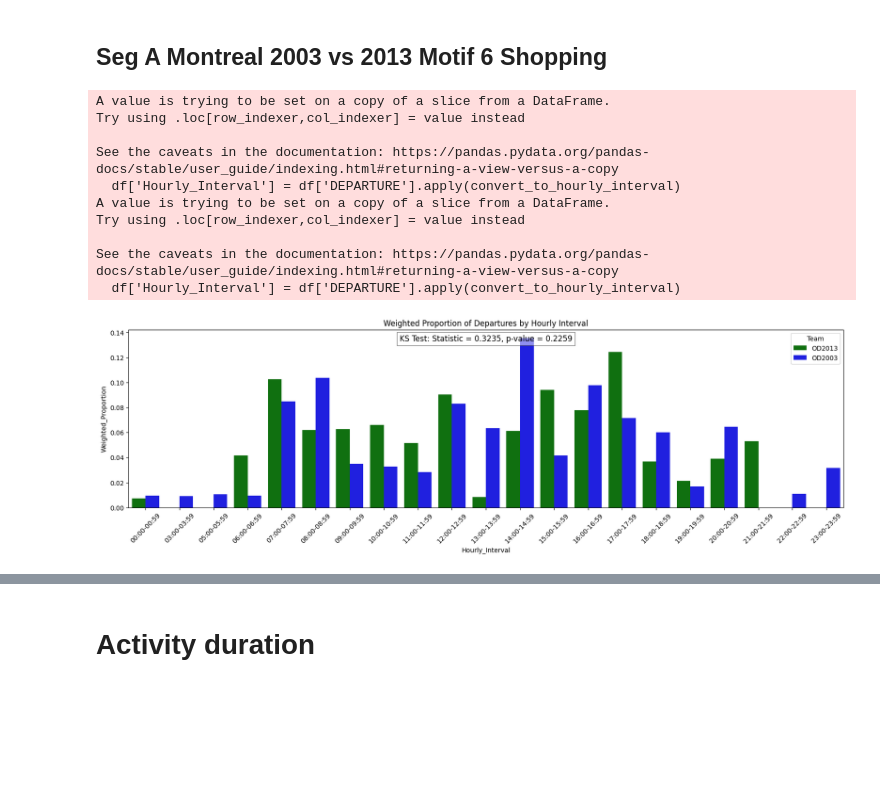
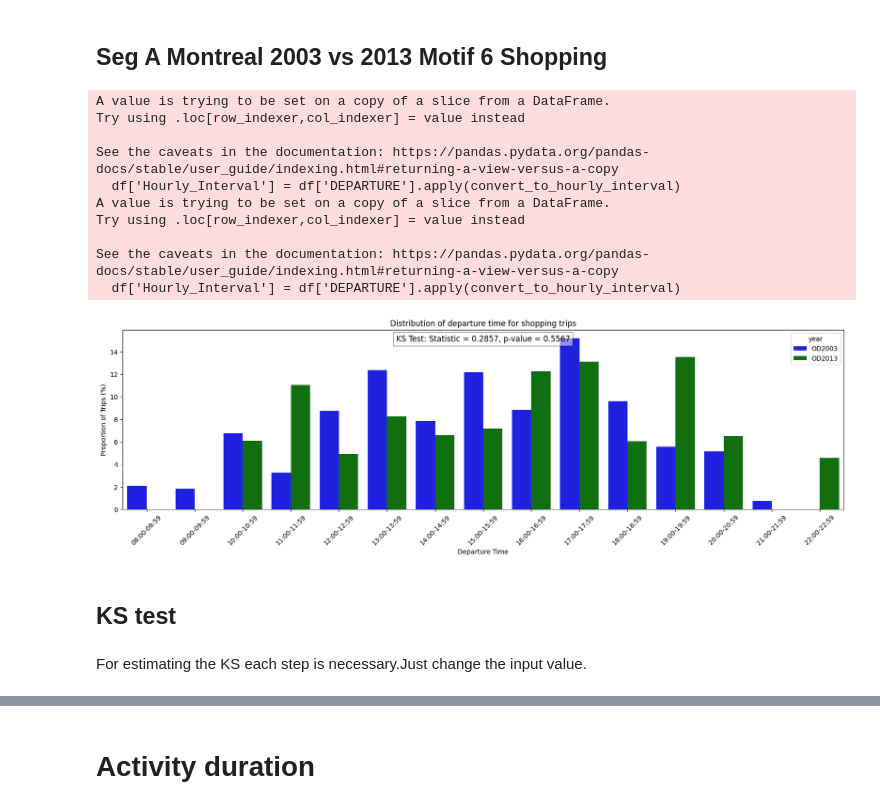
Before and after one commit to Slmaking/OD-matrix-transport-, a Jupyter notebook: OD_matrix.ipynb, the cells around one changed output, grey strips where cells are left out. Saved outputs shown, nothing was run; the diff lists cells and outputs as text; code cells hidden in the pictures; blank space fills up the shorter version.

```diff
--- a/OD_matrix.ipynb
+++ b/OD_matrix.ipynb
@@ -915,10 +982,10 @@ def calculate_weighted_proportions(df):
     return weighted_proportions.reset_index(name='Weighted_Proportion')
 
 # Calculate weighted proportions for each DataFrame
-weighted_proportions_13 = calculate_weighted_proportions(od13_mtcentre_w20_25f6)
+weighted_proportions_13 = calculate_weighted_proportions(od13_mtcentre_w20_25f5)
 weighted_proportions_13['DataFrame'] = 'OD2013'
 
-weighted_proportions_03 = calculate_weighted_proportions(od03_mtcentre_w20_25f6)
+weighted_proportions_03 = calculate_weighted_proportions(od03_mtcentre_w20_25f5)
 weighted_proportions_03['DataFrame'] = 'OD2003'
 
 # Combine the results
@@ -926,34 +993,43 @@ combined_proportions = pd.concat([weighted_proportions_13, weighted_proportions_
 
 # Sort by 'Hourly_Interval'
 combined_proportions = combined_proportions.sort_values('Hourly_Interval')
 
 # Perform KS Test
 ks_statistic, ks_p_value = ks_2samp(weighted_proportions_13['Weighted_Proportion'], weighted_proportions_03['Weighted_Proportion'])
+combined_proportions['Weighted_Proportion']=combined_proportions['Weighted_Proportion']*100
 
 # Plotting
 plt.figure(figsize=(20, 5))
 sns.barplot(data=combined_proportions, x='Hourly_Interval', y='Weighted_Proportion', hue='DataFrame', palette={'OD2013': 'green', 'OD2003': 'blue'})
 
 # Set title and labels
-plt.title('Weighted Proportion of Departures by Hourly Interval')
-plt.xticks(rotation=45)  # Rotate labels for better readability
-plt.legend(loc='upper right', title='Team')
+plt.title('Distribution of departure time for shopping trips')
+
+# Set x-axis and y-axis labels
+plt.xlabel("Departure Time")  # Set x-axis label
+plt.ylabel("Proportion of Trips (%)")  # Set y-axis labelplt.xticks(rotation=45)  # Rotate labels for better readability
+plt.legend(loc='upper right', title='year')
+plt.xticks(rotation=45)
 
 # Annotate with KS Test result
 plt.text(0.5, 0.95, f'KS Test: Statistic = {ks_statistic:.4f}, p-value = {ks_p_value:.4g}',
          horizontalalignment='center', verticalalignment='center',
          transform=plt.gca().transAxes, fontsize=12, bbox=dict(facecolor='white', alpha=0.5))
 
 plt.show()
 # %% [output]
 A value is trying to be set on a copy of a slice from a DataFrame.
 Try using .loc[row_indexer,col_indexer] = value instead
 
 See the caveats in the documentation: https://pandas.pydata.org/pandas-docs/stable/user_guide/indexing.html#returning-a-view-versus-a-copy
   df['Hourly_Interval'] = df['DEPARTURE'].apply(convert_to_hourly_interval)
 A value is trying to be set on a copy of a slice from a DataFrame.
 Try using .loc[row_indexer,col_indexer] = value instead
 
 See the caveats in the documentation: https://pandas.pydata.org/pandas-docs/stable/user_guide/indexing.html#returning-a-view-versus-a-copy
   df['Hourly_Interval'] = df['DEPARTURE'].apply(convert_to_hourly_interval)
-[figure, old version]
+[figure, new version]
+# %% [markdown]
+## KS test
+# %% [markdown]
+For estimating the KS each step is necessary.Just change the input value.
```
Also changed, not shown: parts of 61 cells of this notebook.
